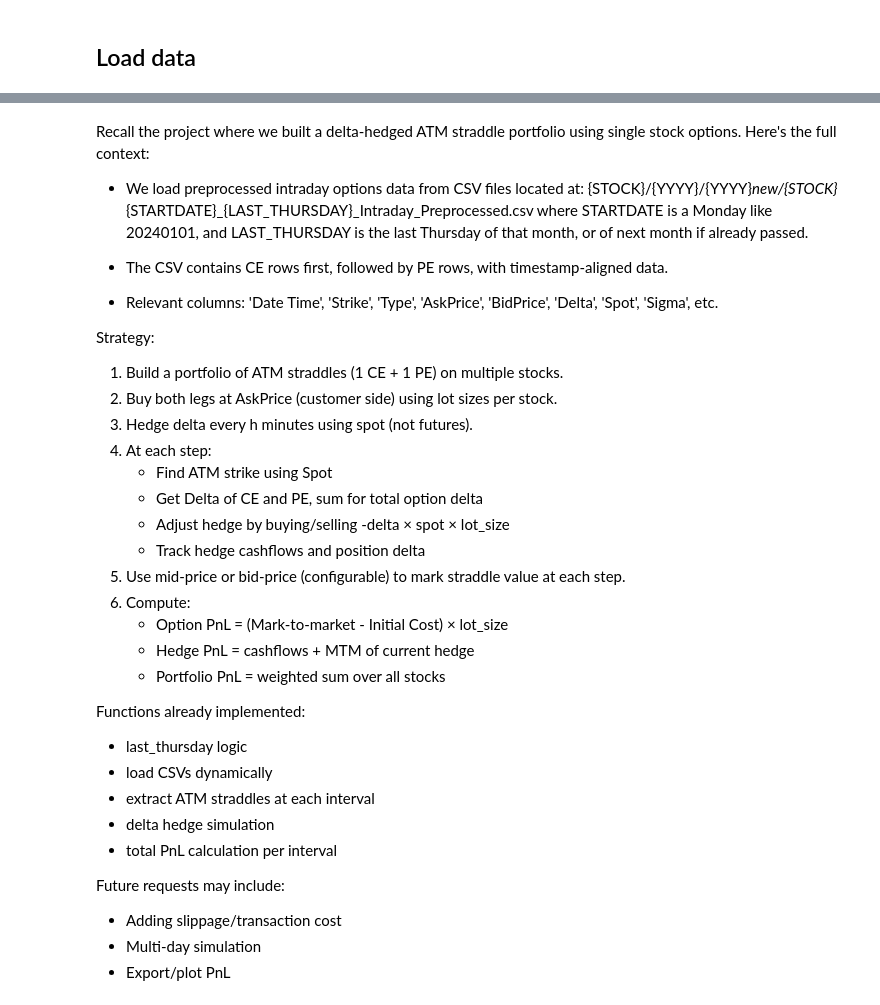
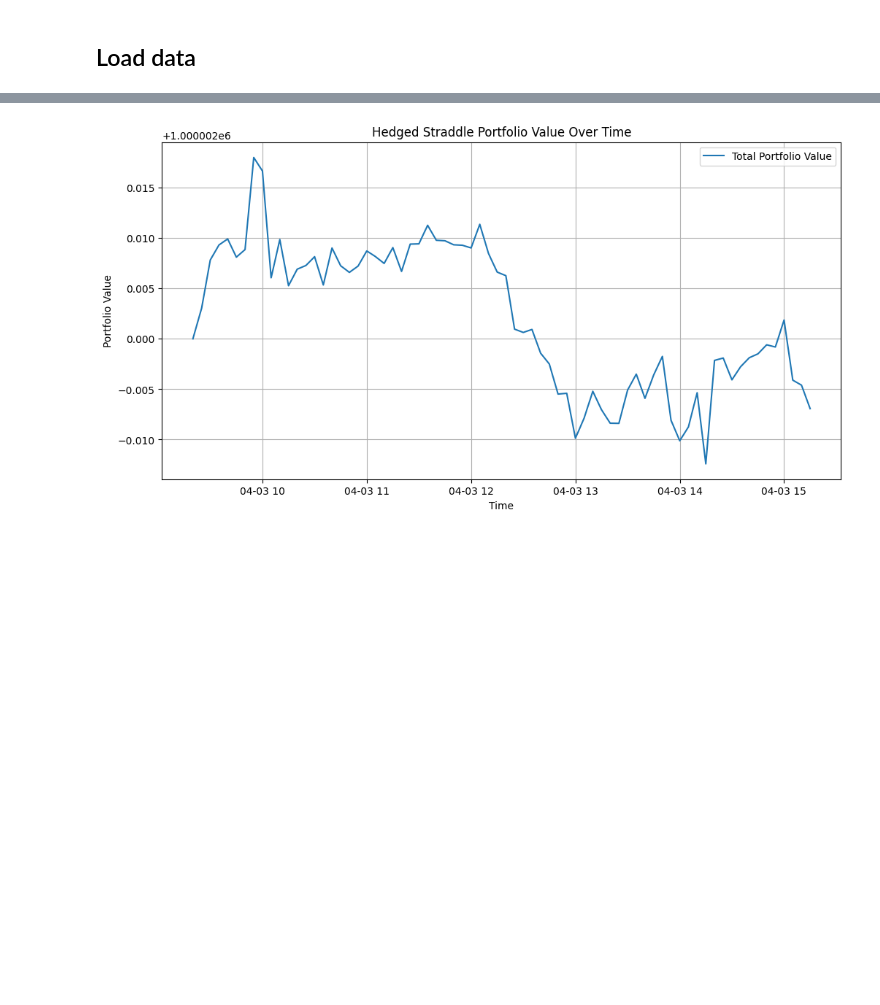
Before and after one commit to aman-exp69/Aman_codes, a Jupyter notebook: test.ipynb, the cells around one changed output, grey strips where cells are left out. Cells and saved outputs as stored; diff of their text form; code cells hidden in the pictures; blank space fills up the shorter version.

```diff
--- a/test.ipynb
+++ b/test.ipynb
@@ -6,8 +7,3 @@ from datetime import datetime, timedelta
-# %%
-hedge_intervals = 5 # hedge interval in minutes
-weight = [0.5,0.5] # weights for the two assets
-stocks = ["BAJAJ-AUTO", "BAJFINANCE"] # Stock symbols
-start_date = "20240101"
 # %% [markdown]
 ## Load data
 # %%
@@ -120,0 +257,5 @@ def simulate_delta_hedging(option_dfs, weights, interval_minutes=5):
+# %%
+hedge_intervals = 5 # hedge interval in minutes
+weight = [0.5,0.5] # weights for the two assets
+stocks = ["BAJAJ-AUTO", "BAJFINANCE"] # Stock symbols
+start_date = "20240403"
@@ -121,3 +275,11 @@ def simulate_delta_hedging(option_dfs, weights, interval_minutes=5):
 # %%
-S_1_straddles = get_atm_straddles_exact(S_1, "09:20", "15:15", 5)
-S_2_straddles = get_atm_straddles_exact(S_2, "09:20", "15:15", 5)
+pnl_df, total_value, final_report = simulate_hedged_straddle_day(
+    [S_1, S_2],  # Pass the list of dataframes directly
+    stocks=stocks,
+    weights=weight,
+    start_date=start_date,
+    hedge_interval_minutes=hedge_intervals,
+    r=0.06,
+    dividend_yield=0.0,
+    initial_cash=1000000
+)
@@ -124,4 +310,10 @@ S_2_straddles = get_atm_straddles_exact(S_2, "09:20", "15:15", 5)
 # %%
-print("S_1 ATM Straddles:\n", S_1_straddles.head())
-# print("S_2 ATM Straddles:\n", S_2_straddles.head())
+plt.figure(figsize=(12, 6))
+plt.plot(pnl_df.index, pnl_df['TotalValue'], label='Total Portfolio Value')
+plt.xlabel('Time')
+plt.ylabel('Portfolio Value')
+plt.title('Hedged Straddle Portfolio Value Over Time')
+plt.legend()
+plt.grid(True)
+plt.show()
 # %% [output]
@@ -134,0 +320 @@ S_1 ATM Straddles:
+[figure, added]
@@ -220,37 +320,0 @@ def compute_portfolio_pnl(option_dfs, weights, lot_sizes, interval_minutes=5,
-# %% [markdown]
-Recall the project where we built a delta-hedged ATM straddle portfolio using single stock options. Here's the full context:
-
-- We load preprocessed intraday options data from CSV files located at:
-  {STOCK}/{YYYY}/{YYYY}_new/{STOCK}_{STARTDATE}_{LAST_THURSDAY}_Intraday_Preprocessed.csv
-  where STARTDATE is a Monday like 20240101, and LAST_THURSDAY is the last Thursday of that month, or of next month if already passed.
-
-- The CSV contains CE rows first, followed by PE rows, with timestamp-aligned data.
-- Relevant columns: 'Date Time', 'Strike', 'Type', 'AskPrice', 'BidPrice', 'Delta', 'Spot', 'Sigma', etc.
-
-Strategy:
-
-1. Build a portfolio of ATM straddles (1 CE + 1 PE) on multiple stocks.
-2. Buy both legs at AskPrice (customer side) using lot sizes per stock.
-3. Hedge delta every h minutes using spot (not futures).
-4. At each step:
-   - Find ATM strike using Spot
-   - Get Delta of CE and PE, sum for total option delta
-   - Adjust hedge by buying/selling -delta × spot × lot_size
-   - Track hedge cashflows and position delta
-5. Use mid-price or bid-price (configurable) to mark straddle value at each step.
-6. Compute:
-   - Option PnL = (Mark-to-market - Initial Cost) × lot_size
-   - Hedge PnL = cashflows + MTM of current hedge
-   - Portfolio PnL = weighted sum over all stocks
-
-Functions already implemented:
-- last_thursday logic
-- load CSVs dynamically
-- extract ATM straddles at each interval
-- delta hedge simulation
-- total PnL calculation per interval
-
-Future requests may include:
-- Adding slippage/transaction cost
-- Multi-day simulation
-- Export/plot PnL
```
Also changed, not shown: parts of 13 cells of this notebook.
